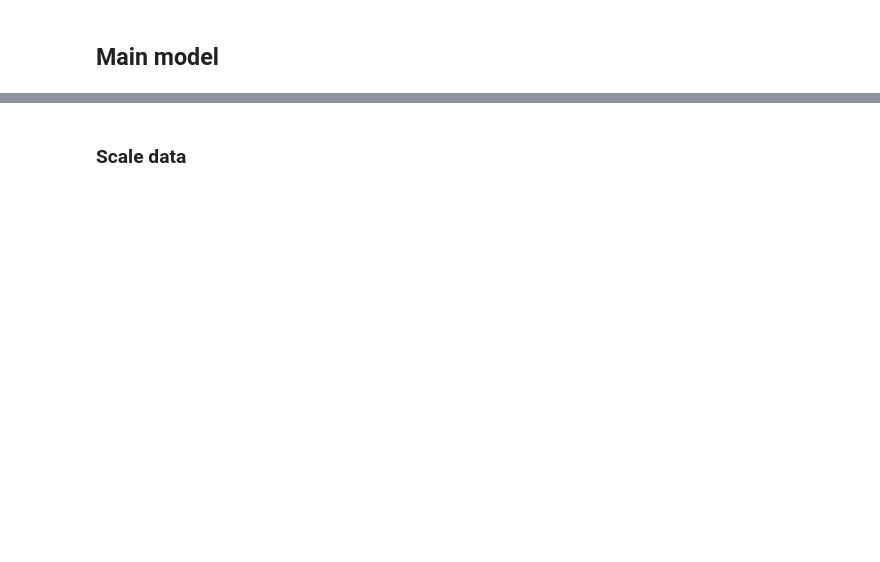
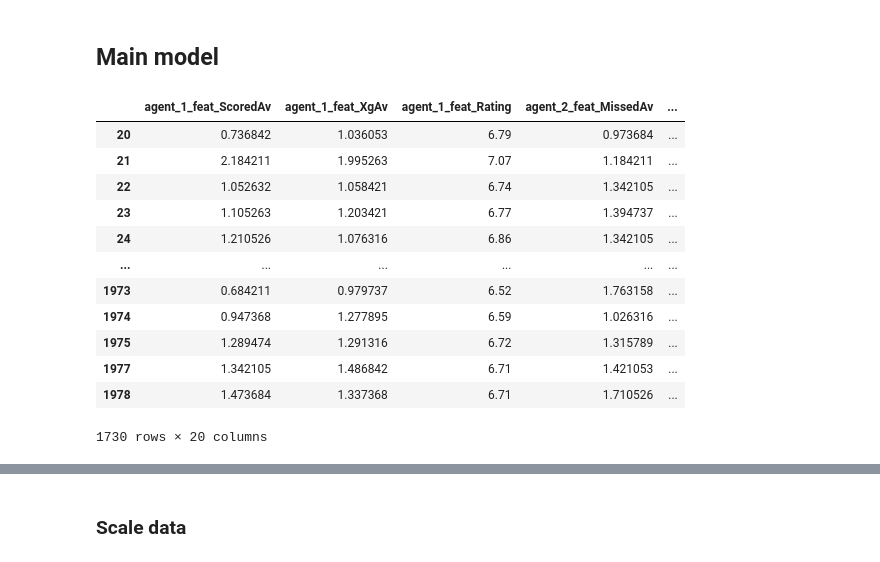
Before and after one commit to EgorMozharov/ML-Neural-classification, a Jupyter notebook: V2-NN.ipynb, the cells around one changed output, grey strips where cells are left out. Cells and saved outputs as stored; diff of their text form; code cells hidden in the pictures; blank space fills up the shorter version.

```diff
--- a/V2-NN.ipynb
+++ b/V2-NN.ipynb
@@ -426,6 +507,20 @@ TypeError: feature_selection() takes 3 positional arguments but 4 were given
 # %% [markdown]
 ## Main model
 # %%
-new_X_train1 = X_train[list(fearues_names1)]
+new_X_train1 = X_train1[list(fearues_names1)]
 new_X_train1
+# %% [output]
+|  | agent_1_feat_ScoredAv | agent_1_feat_XgAv | agent_1_feat_Rating | agent_2_feat_MissedAv | ... |
+| 20 | 0.736842 | 1.036053 | 6.79 | 0.973684 | ... |
+| 21 | 2.184211 | 1.995263 | 7.07 | 1.184211 | ... |
+| 22 | 1.052632 | 1.058421 | 6.74 | 1.342105 | ... |
+| 23 | 1.105263 | 1.203421 | 6.77 | 1.394737 | ... |
+| 24 | 1.210526 | 1.076316 | 6.86 | 1.342105 | ... |
+| ... | ... | ... | ... | ... | ... |
+| 1973 | 0.684211 | 0.979737 | 6.52 | 1.763158 | ... |
+| 1974 | 0.947368 | 1.277895 | 6.59 | 1.026316 | ... |
+| 1975 | 1.289474 | 1.291316 | 6.72 | 1.315789 | ... |
+| 1977 | 1.342105 | 1.486842 | 6.71 | 1.421053 | ... |
+| 1978 | 1.473684 | 1.337368 | 6.71 | 1.710526 | ... |
+1730 rows × 20 columns
 # %%
```
Also changed, not shown: parts of 36 cells of this notebook, 1 other file.
